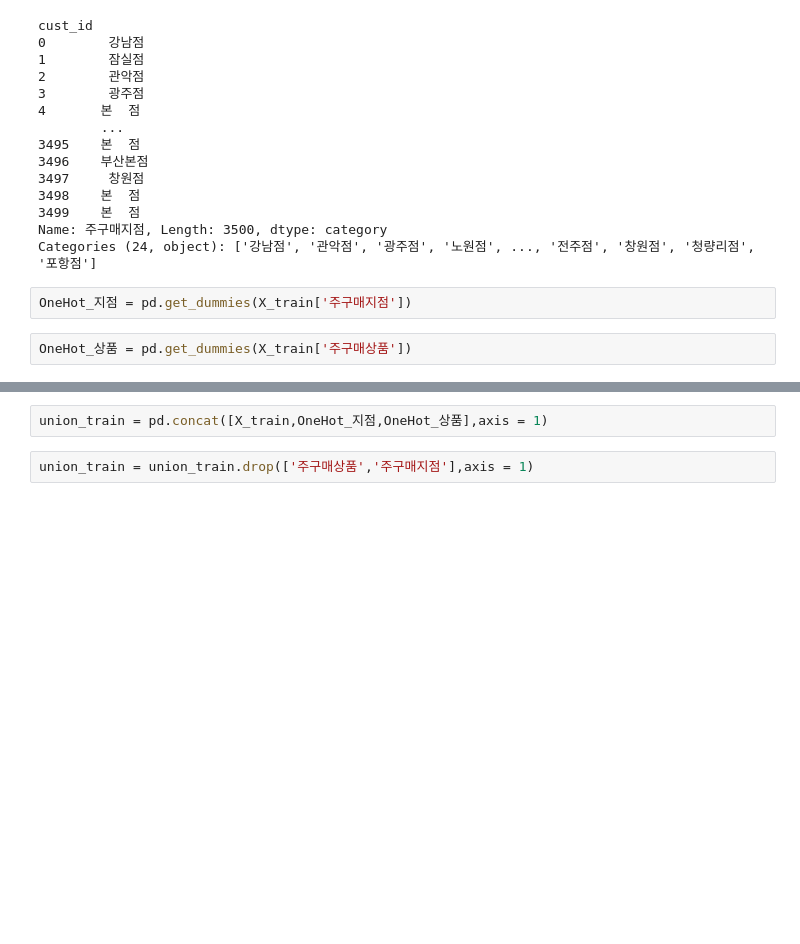
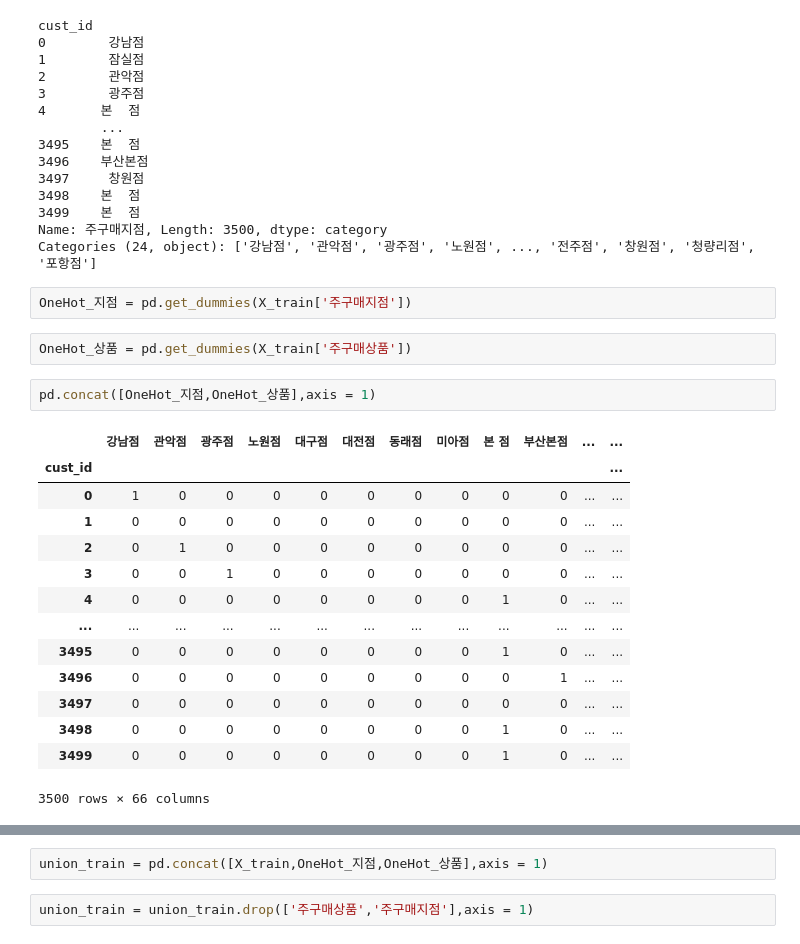
Before and after one commit to Eeun-ju/BigData-practical-test, a Jupyter notebook: 작업형2_01.ipynb, the cells around one changed output, grey strips where cells are left out. Drawn from its saved outputs; the diff is of its cells as text; blank space fills up the shorter version.

```diff
--- a/작업형2_01.ipynb
+++ b/작업형2_01.ipynb
@@ -205,3 +245,20 @@ Categories (24, object): ['강남점', '관악점', '광주점', '노원점', ..
 OneHot_지점 = pd.get_dummies(X_train['주구매지점'])
 # %%
 OneHot_상품 = pd.get_dummies(X_train['주구매상품'])
+# %%
+pd.concat([OneHot_지점,OneHot_상품],axis = 1)
+# %% [output]
+|  | 강남점 | 관악점 | 광주점 | 노원점 | 대구점 | 대전점 | 동래점 | 미아점 | 본 점 | 부산본점 | ... | ... |
+| cust_id |  |  |  |  |  |  |  |  |  |  |  | ... |
+| 0 | 1 | 0 | 0 | 0 | 0 | 0 | 0 | 0 | 0 | 0 | ... | ... |
+| 1 | 0 | 0 | 0 | 0 | 0 | 0 | 0 | 0 | 0 | 0 | ... | ... |
+| 2 | 0 | 1 | 0 | 0 | 0 | 0 | 0 | 0 | 0 | 0 | ... | ... |
+| 3 | 0 | 0 | 1 | 0 | 0 | 0 | 0 | 0 | 0 | 0 | ... | ... |
+| 4 | 0 | 0 | 0 | 0 | 0 | 0 | 0 | 0 | 1 | 0 | ... | ... |
+| ... | ... | ... | ... | ... | ... | ... | ... | ... | ... | ... | ... | ... |
+| 3495 | 0 | 0 | 0 | 0 | 0 | 0 | 0 | 0 | 1 | 0 | ... | ... |
+| 3496 | 0 | 0 | 0 | 0 | 0 | 0 | 0 | 0 | 0 | 1 | ... | ... |
+| 3497 | 0 | 0 | 0 | 0 | 0 | 0 | 0 | 0 | 0 | 0 | ... | ... |
+| 3498 | 0 | 0 | 0 | 0 | 0 | 0 | 0 | 0 | 1 | 0 | ... | ... |
+| 3499 | 0 | 0 | 0 | 0 | 0 | 0 | 0 | 0 | 1 | 0 | ... | ... |
+3500 rows × 66 columns
```
Also changed, not shown: parts of 19 cells of this notebook.
